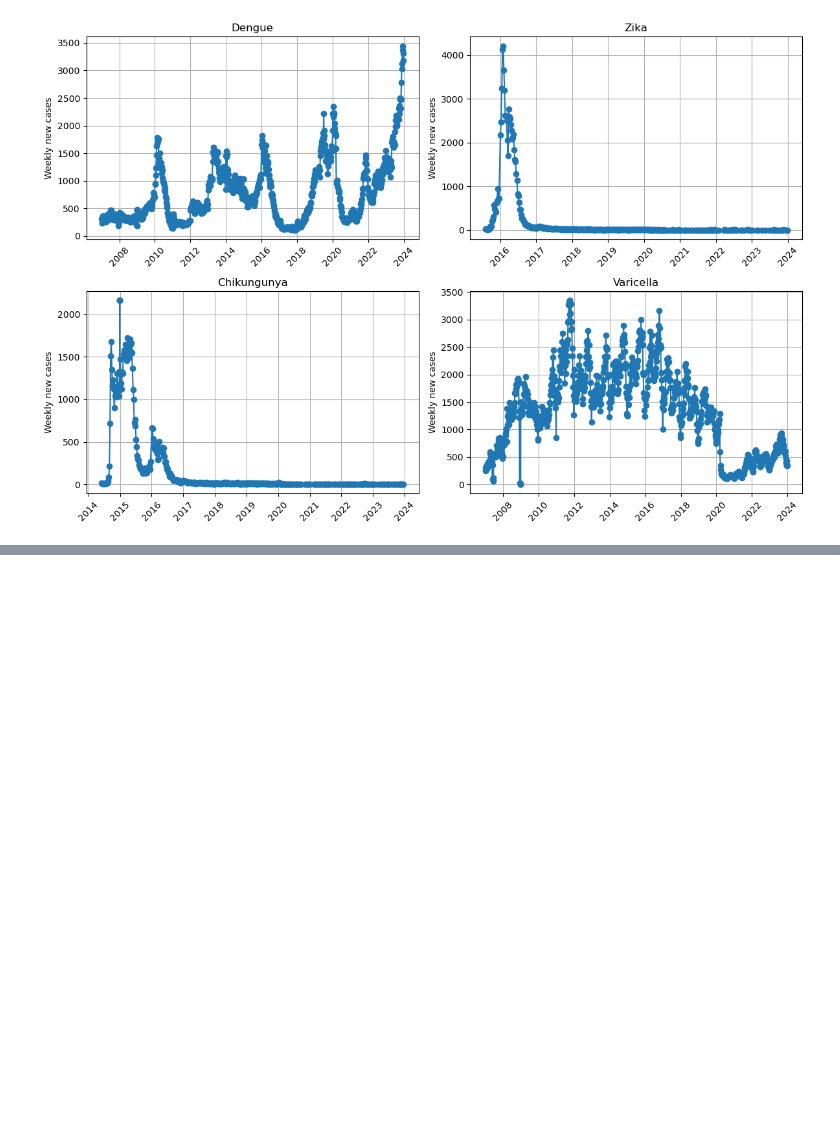
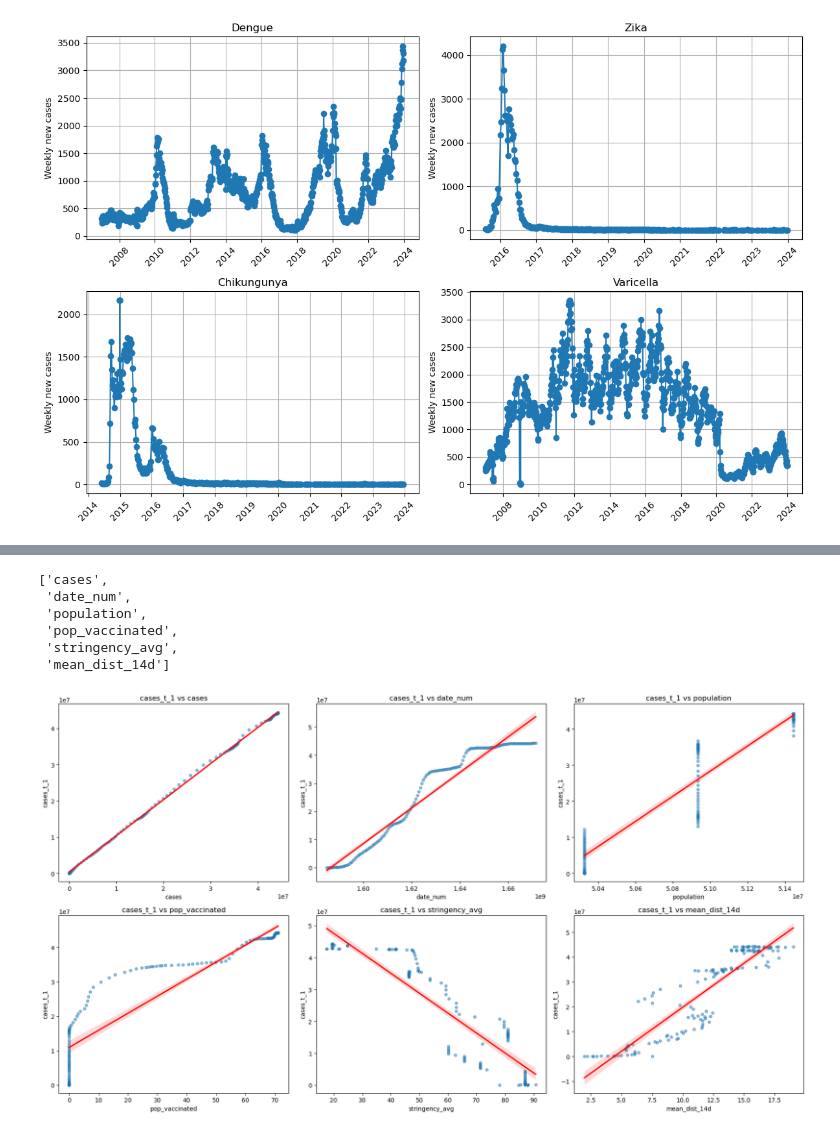
Before and after one commit to danielgvb/thesis, a Jupyter notebook: EDA/02_time_series.ipynb, the cells around one changed output, grey strips where cells are left out. Drawn from its saved outputs; the diff is of its cells as text; code cells hidden in the pictures; blank space fills up the shorter version.

```diff
--- a/EDA/02_time_series.ipynb
+++ b/EDA/02_time_series.ipynb
@@ -482,0 +502,10 @@ fig.savefig(
+# %%
+df_covid_col = df_covid[df_covid['country'] == 'Colombia'].copy()
+df_covid_col['date'] = pd.to_datetime(df_covid_col['date'])
+df_covid_col['cases_t_1'] = df_covid_col['cases'].shift(-1)
+df_covid_col.dropna(inplace=True)
+# convert date to numeric
+df_covid_col['date_num'] = df_covid_col['date'].map(pd.Timestamp.timestamp)
+# make a copy to get some plots
+df_covid_col_plot = df_covid_col.copy()
+df_covid_col.drop(columns=['country', 'date'], inplace=True)
@@ -482,0 +654,49 @@ fig.savefig(
+# %%
+df_corr['index'][0:6].tolist()
+# %% [output]
+['cases',
+ 'date_num',
+ 'population',
+ 'pop_vaccinated',
+ 'stringency_avg',
+ 'mean_dist_14d']
+# %%
+variables_to_plot = ['cases', 'date_num','population', 'pop_vaccinated', 'stringency_avg', 'mean_dist_14d']
+target_variable = 'cases_t_1'
+
+# Create 2x3 grid of subplots
+fig, axes = plt.subplots(2, 3, figsize=(18, 10))
+axes = axes.flatten()
+
+# Loop through variables and plot
+for i, var in enumerate(variables_to_plot):
+    sns.regplot(
+        x=var,
+        y=target_variable,
+        data=df_covid_col,
+        ax=axes[i],
+        scatter_kws={"s": 20, "alpha": 0.5},
+        line_kws={"color": "red"}
+    )
+    axes[i].set_title(f'{target_variable} vs {var}')
+    axes[i].set_xlabel(var)
+    axes[i].set_ylabel(target_variable)
+
+# Turn off the unused subplot
+for j in range(len(variables_to_plot), len(axes)):
+    axes[j].axis('off')
+
+# Adjust layout
+plt.tight_layout()
+
+# Save the figure as PDF
+fig.savefig(
+    os.path.join(output_dir, 'regplots_covid_colombia.pdf'),
+    format='pdf',
+    bbox_inches='tight'
+)
+
+# Show the figure
+plt.show()
+# %% [output]
+[figure, added]
```
Also changed, not shown: parts of 28 cells of this notebook, 17 other files.
